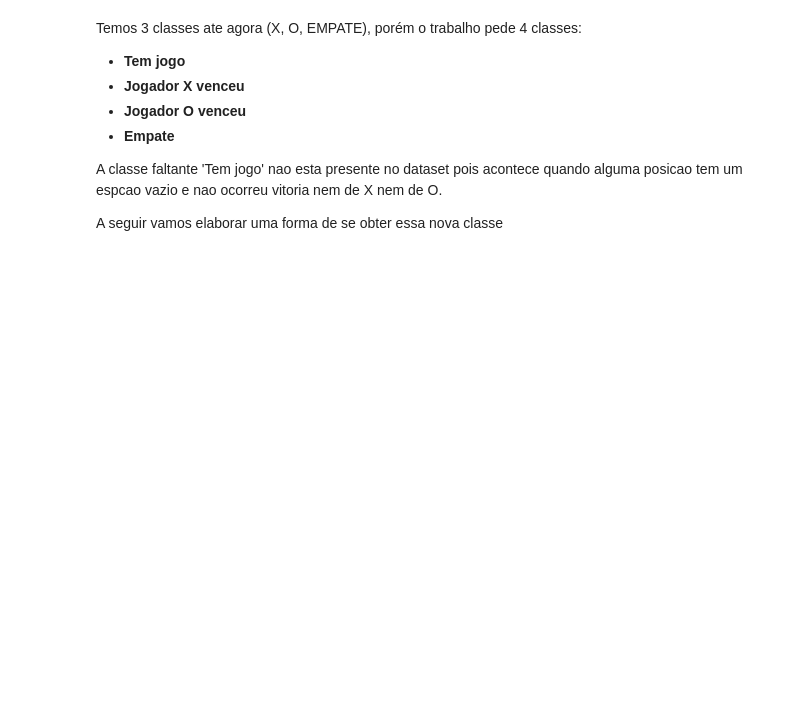
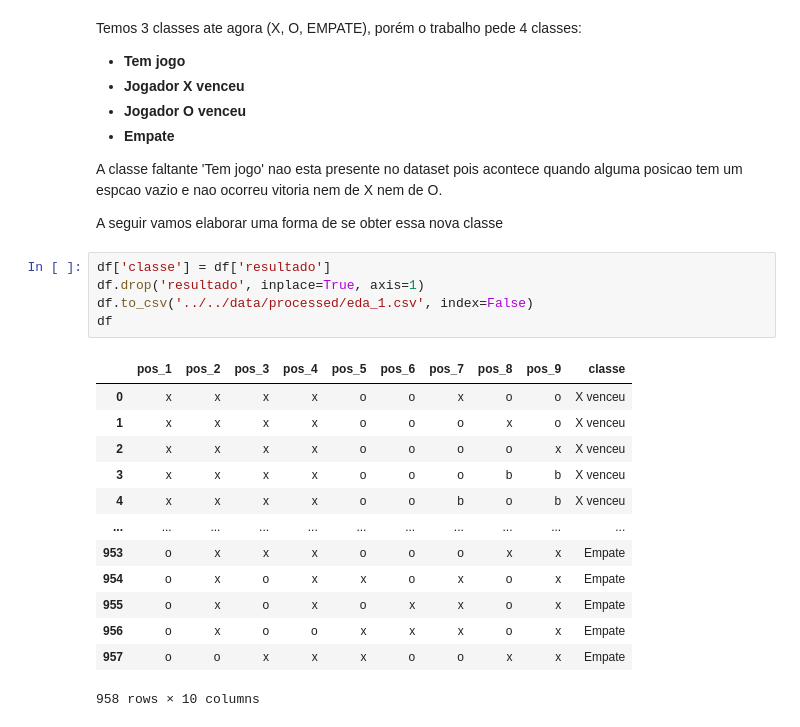
Before and after one commit to tomielopedro/Tic-Tac-Toe-ML, a Jupyter notebook: notebooks/EDA/01_eda.ipynb, the cells around one changed output. Drawn from its saved outputs; the diff is of its cells as text; blank space fills up the shorter version.

```diff
--- a/notebooks/EDA/01_eda.ipynb
+++ b/notebooks/EDA/01_eda.ipynb
@@ -192,3 +191,22 @@ Temos 3 classes ate agora (X, O, EMPATE), porém o trabalho pede 4 classes:
 A classe faltante 'Tem jogo' nao esta presente no dataset pois acontece quando alguma posicao tem um espcao vazio e nao ocorreu vitoria nem de X nem de O.
 
 A seguir vamos elaborar uma forma de se obter essa nova classe
+# %%
+df['classe'] = df['resultado']
+df.drop('resultado', inplace=True, axis=1)
+df.to_csv('../../data/processed/eda_1.csv', index=False)
+df
+# %% [output]
+|  | pos_1 | pos_2 | pos_3 | pos_4 | pos_5 | pos_6 | pos_7 | pos_8 | pos_9 | classe |
+| 0 | x | x | x | x | o | o | x | o | o | X venceu |
+| 1 | x | x | x | x | o | o | o | x | o | X venceu |
+| 2 | x | x | x | x | o | o | o | o | x | X venceu |
+| 3 | x | x | x | x | o | o | o | b | b | X venceu |
+| 4 | x | x | x | x | o | o | b | o | b | X venceu |
+| ... | ... | ... | ... | ... | ... | ... | ... | ... | ... | ... |
+| 953 | o | x | x | x | o | o | o | x | x | Empate |
+| 954 | o | x | o | x | x | o | x | o | x | Empate |
+| 955 | o | x | o | x | o | x | x | o | x | Empate |
+| 956 | o | x | o | o | x | x | x | o | x | Empate |
+| 957 | o | o | x | x | x | o | o | x | x | Empate |
+958 rows × 10 columns
```
Also changed, not shown: parts of 3 cells of this notebook, 5 other files.
